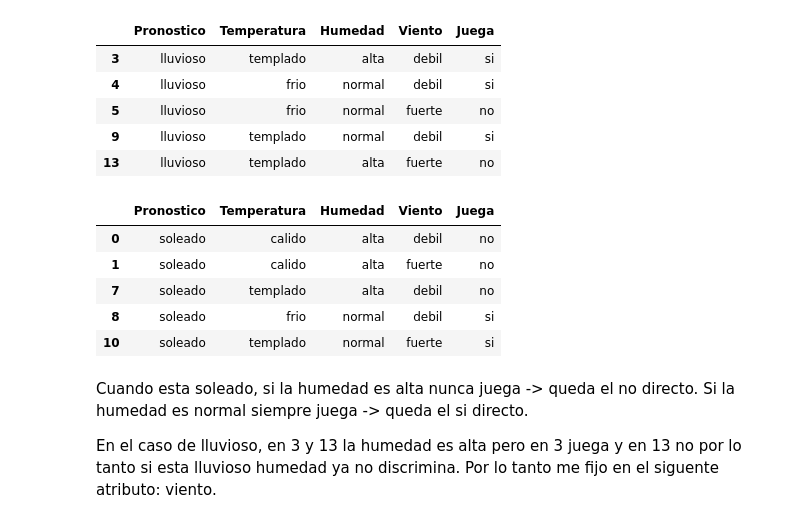
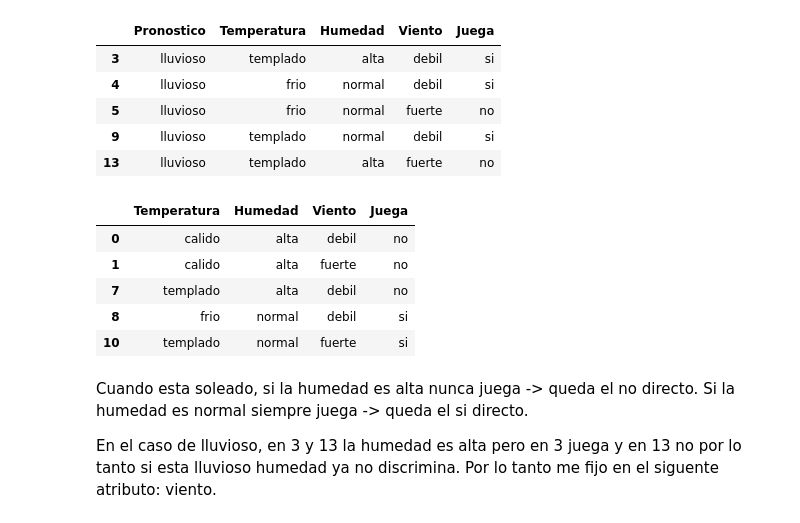
Before and after one commit to gsilvatici/MachineLearningStories, a Jupyter notebook: tp2/ej1.ipynb, the cells around one changed output. Saved outputs shown, nothing was run; the diff lists cells and outputs as text; code cells hidden in the pictures.

```diff
--- a/tp2/ej1.ipynb
+++ b/tp2/ej1.ipynb
@@ -68,14 +68,14 @@ df[df['Pronostico'] == 'lluvioso']
 | 9 | lluvioso | templado | normal | debil | si |
 | 13 | lluvioso | templado | alta | fuerte | no |
 # %%
-df[df['Pronostico'] == 'soleado']
+df[df['Pronostico'] == 'soleado'].drop('Pronostico', axis=1)
 # %% [output]
-|  | Pronostico | Temperatura | Humedad | Viento | Juega |
-| 0 | soleado | calido | alta | debil | no |
-| 1 | soleado | calido | alta | fuerte | no |
-| 7 | soleado | templado | alta | debil | no |
-| 8 | soleado | frio | normal | debil | si |
-| 10 | soleado | templado | normal | fuerte | si |
+|  | Temperatura | Humedad | Viento | Juega |
+| 0 | calido | alta | debil | no |
+| 1 | calido | alta | fuerte | no |
+| 7 | templado | alta | debil | no |
+| 8 | frio | normal | debil | si |
+| 10 | templado | normal | fuerte | si |
 # %% [markdown]
 Cuando esta soleado, si la humedad es alta nunca juega -> queda el no directo. Si la humedad es normal siempre juega -> queda el si directo.
 
```
Also changed, not shown: parts of 2 cells of this notebook, 2 other files.
